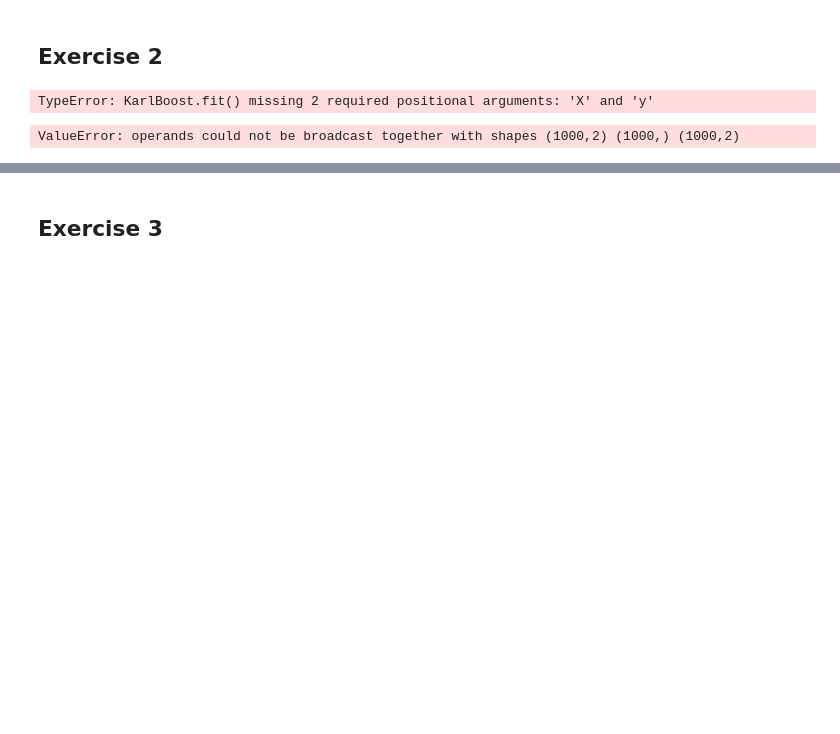
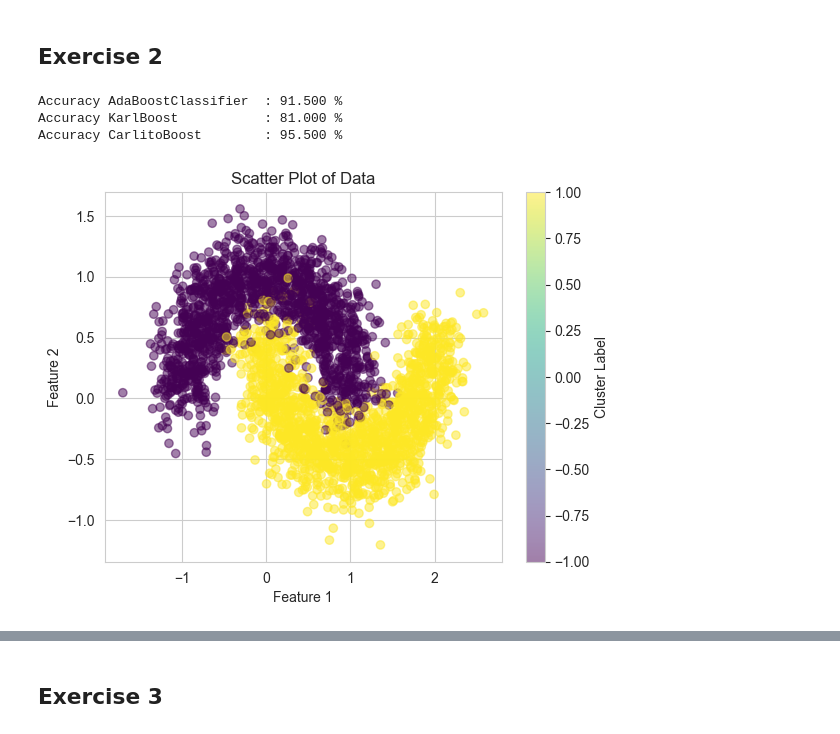
Before and after one commit to KarlFreiwald/AdvancedMachineLearning, a Jupyter notebook: AML_UE_09/AML_UE_09.ipynb, the cells around one changed output, grey strips where cells are left out. Saved outputs shown, nothing was run; the diff lists cells and outputs as text; code cells hidden in the pictures; blank space fills up the shorter version.

Commit message:
CarlitoBoost ist die Macht alttaaaaaa

```diff
--- a/AML_UE_09/AML_UE_09.ipynb
+++ b/AML_UE_09/AML_UE_09.ipynb
@@ -92,18 +97,3 @@ clf.fit(X, Y)
 AdaBoostClassifier(n_estimators=1)
 # %% [markdown]
 ## Exercise 2
-# %%
-n_estimators = 5
-
-clf_karl = KarlBoost(T=n_estimators)
-clf_karl.fit(X, Y)
-
-clf_sklearn = AdaBoostClassifier(n_estimators=n_estimators, algorithm='SAMME')
-clf_sklearn.fit(X, Y)
-# %% [output]
-TypeError: KarlBoost.fit() missing 2 required positional arguments: 'X' and 'y'
-# %%
-clf = CarlitoBoost(T=5)
-clf.fit(X, Y)
-# %% [output]
-ValueError: operands could not be broadcast together with shapes (1000,2) (1000,) (1000,2)
@@ -109,0 +102,42 @@ ValueError: operands could not be broadcast together with shapes (1000,2) (1000,
+# %%
+n_estimators = 10
+
+clf_sklearn = AdaBoostClassifier(n_estimators=n_estimators, algorithm='SAMME')
+clf_sklearn.fit(X_train, y_train)
+
+clf_karl = KarlBoost(T=n_estimators)
+clf_karl.fit(X_train, y_train)
+
+clf_carlito = CarlitoBoost(T=n_estimators, base_learner=DecisionTreeClassifier, base_learner_args={'max_depth': 5})
+clf_carlito.fit(X_train, y_train)
+
+for classifier in [clf_sklearn, clf_karl, clf_carlito]:
+    y_hat = classifier.predict(X_test)
+    classifier_name = type(classifier).__name__  # Get the class name of the classifier
+    print(f"Accuracy {classifier_name:<20}: {np.mean(y_hat == y_test)*100:.3f} %")
+# %% [output]
+Accuracy AdaBoostClassifier  : 91.500 %
+Accuracy KarlBoost           : 81.000 %
+Accuracy CarlitoBoost        : 95.500 %
+# %%
+from sklearn.datasets import make_moons, make_circles
+
+n_samples = 3_000
+
+# X, Y = make_circles(n_samples=n_samples, noise=0.2, factor=0.2)
+X, Y = make_moons(n_samples=n_samples, noise=0.2)
+
+Y = np.where(Y == 1, 1, -1)
+np.unique(Y)
+
+# Plotting the data.
+plt.scatter(X[:, 0], X[:, 1], c=Y, alpha=0.5, cmap='viridis')
+
+plt.title('Scatter Plot of Data')
+plt.xlabel('Feature 1')
+plt.ylabel('Feature 2')
+plt.grid(True)
+plt.colorbar(label='Cluster Label')
+plt.show()
+# %% [output]
+[figure, added]
```
Also changed, not shown: parts of 6 cells of this notebook, 2 other files.
